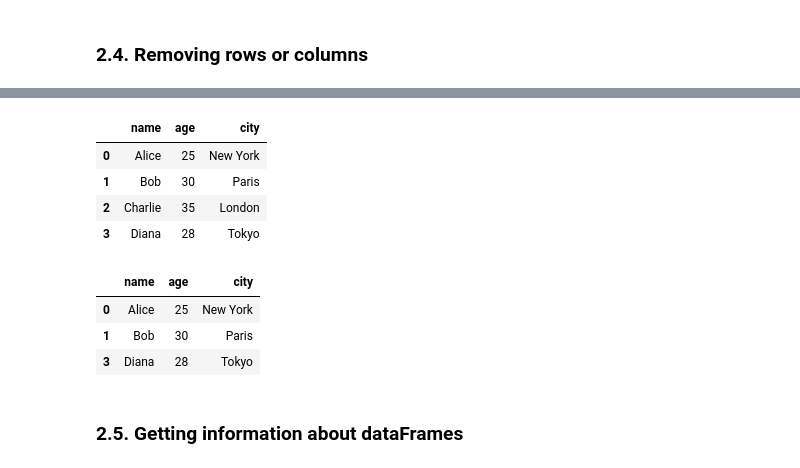
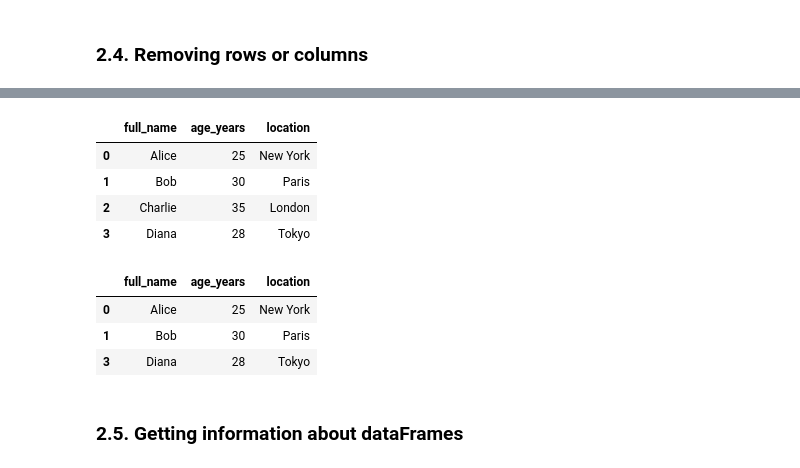
Before and after one commit to rudedude693/FSA_devops, a Jupyter notebook: docs/assets/notebooks/unit2/Lesson_10_demo.ipynb, the cells around one changed output, grey strips where cells are left out. Cells and saved outputs as stored; diff of their text form; code cells hidden in the pictures.

```diff
--- a/docs/assets/notebooks/unit2/Lesson_10_demo.ipynb
+++ b/docs/assets/notebooks/unit2/Lesson_10_demo.ipynb
@@ -146,10 +161,10 @@ drop_df
 | 3 | Diana | 28 | Tokyo | 58000 |
 # %%
 # Drop a column
-drop_df.drop('salary', axis=1, inplace=True)
+drop_df.drop('annual_salary', axis=1, inplace=True)
 drop_df
 # %% [output]
-|  | name | age | city |
+|  | full_name | age_years | location |
 | 0 | Alice | 25 | New York |
 | 1 | Bob | 30 | Paris |
 | 2 | Charlie | 35 | London |
@@ -159,7 +174,7 @@ drop_df
 drop_df.drop(2, axis=0, inplace=True)
 drop_df
 # %% [output]
-|  | name | age | city |
+|  | full_name | age_years | location |
 | 0 | Alice | 25 | New York |
 | 1 | Bob | 30 | Paris |
 | 3 | Diana | 28 | Tokyo |
```
Also changed, not shown: parts of 22 cells of this notebook.
